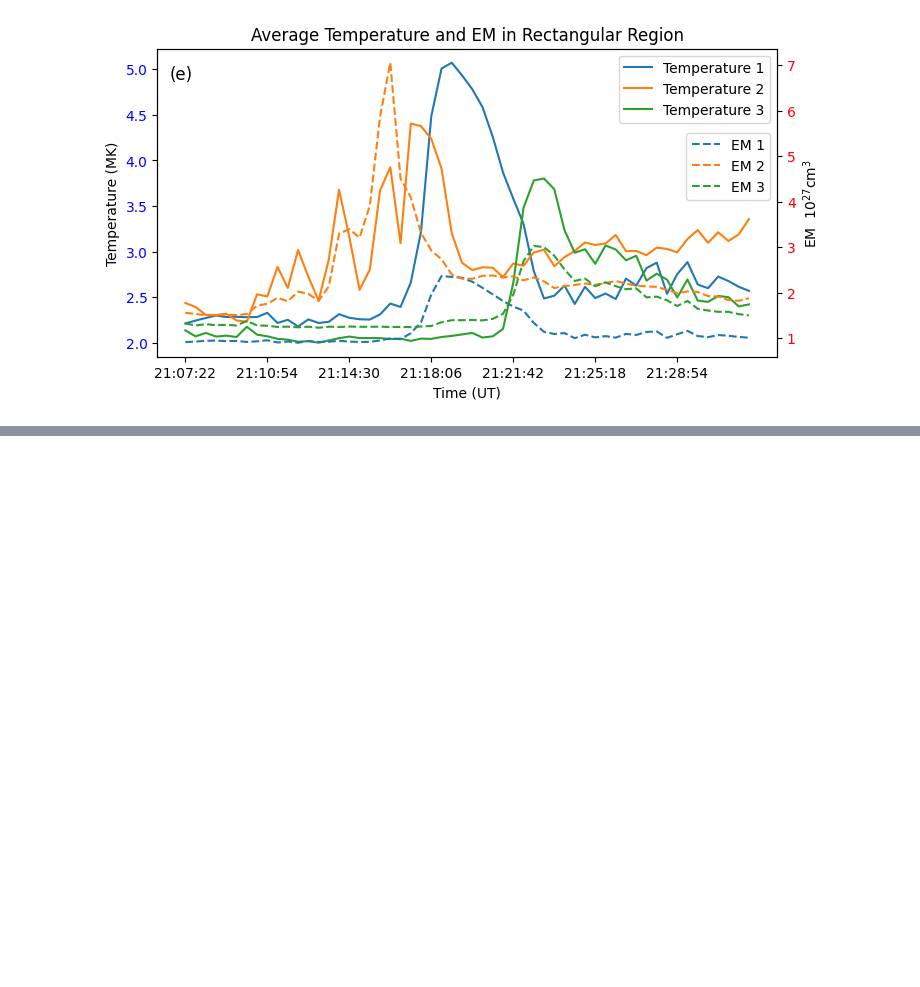
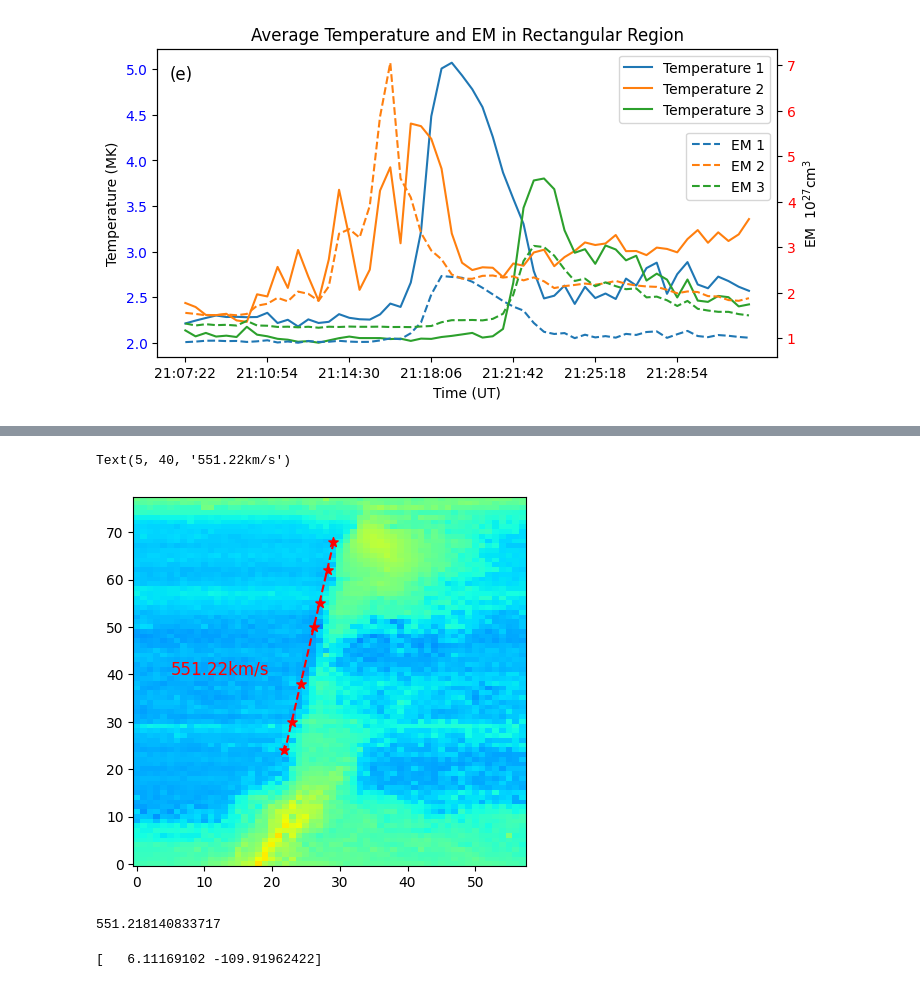
Before and after one commit to xiaosjh/reconnection, a Jupyter notebook: draw_image2.ipynb, the cells around one changed output, grey strips where cells are left out. Cells and saved outputs as stored; diff of their text form; code cells hidden in the pictures; blank space fills up the shorter version.

```diff
--- a/draw_image2.ipynb
+++ b/draw_image2.ipynb
@@ -523,0 +611,33 @@ fig.colorbar(im,ax=ax)
+# %%
+data_em=np.load(r'D:\Learning\PHD1st\magnetic_reconnecion\program\em.npy')
+y_grid = np.arange(data_em.shape[0])
+x_grid = np.arange(data_em.shape[1])
+# 使用双线性插值获取 20 个时间步上的像素值
+result_matrix_em = np.zeros((78, data_em.shape[2]))
+for t in range(data_em.shape[2]):
+    interp_func = RegularGridInterpolator((y_grid,x_grid), data_em[:, :, t], method='linear')
+    #这个矩阵记录的是插值点对应的值
+    result_matrix_em[:, t] = (interp_func(a)+interp_func(b)+interp_func(c))/3
+# %%
+plt.imshow(np.log10(result_matrix_em),cmap='jet',origin='lower',vmin=26,vmax=29,aspect=0.7)
+coord=[(5.8+16,24),(7+16,30),(8.2+16,38),(10.2+16,50),(11+16,55),(12.2+16,62),(13+16,68)]
+x1,y1=zip(*coord)
+x1,y1=np.array(x1),np.array(y1)
+plt.scatter(x=x1,y=y1,c='red',marker='*',s=50)
+coeff1=np.polyfit(x1,y1,1)
+poly1=np.poly1d(coeff1)
+v1=coeff1[0]*dist/24
+plt.plot(x1,poly1(x1),c='red',linestyle='--')
+plt.text(5,40,f'{v1:.2f}'+'km/s',fontsize=12,color='red')
+# %% [output]
+Text(5, 40, '551.22km/s')
+[figure, added]
+# %%
+a=coeff1[0]*dist/24
+print('hh'+)
+# %% [output]
+551.218140833717
+# %%
+print(coeff1)
+# %% [output]
+[   6.11169102 -109.91962422]
```
Also changed, not shown: parts of 11 cells of this notebook, 5 other files.
